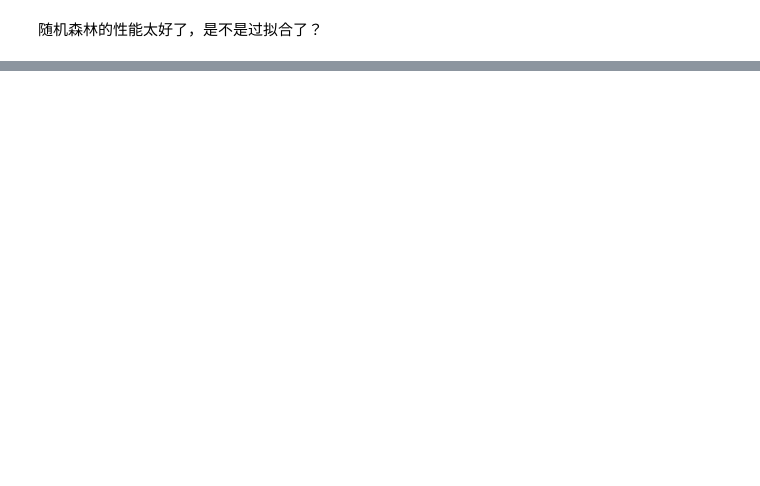
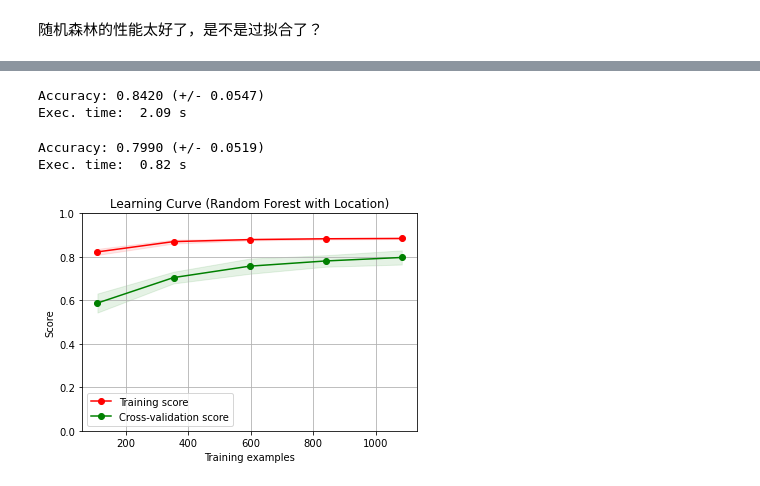
Before and after one commit to aoba98/bishe, a Jupyter notebook: 美国小麦.ipynb, the cells around one changed output, grey strips where cells are left out. Drawn from its saved outputs; the diff is of its cells as text; code cells hidden in the pictures; blank space fills up the shorter version.

```diff
--- a/美国小麦.ipynb
+++ b/美国小麦.ipynb
@@ -1390,0 +1731,15 @@ score_all
+# %%
+from sklearn.model_selection import train_test_split
+y = df_all['yield']
+X = df_all.drop('yield',axis=1)
+X_train, X_test, y_train, y_test = train_test_split(X, y, test_size=0.3, random_state=42)
+# %%
+from sklearn import preprocessing
+columns_to_scale = df_all.columns.tolist()
+columns_to_scale = [x for x in columns_to_scale if x != 'yield']
+print(columns_to_scale)
+
+std_scaler = preprocessing.StandardScaler().fit(X_train[columns_to_scale])
+minmax_scaler = preprocessing.MinMaxScaler().fit(X_train[columns_to_scale])
+
+X_train[columns_to_scale] = std_scaler.transform(X_train[columns_to_scale])
@@ -1390,0 +1777,39 @@ score_all
+# %%
+from sklearn.model_selection import cross_val_score
+cv_k = 5
+cv_scoring = 'neg_mean_squared_error'
+cv_scoring = 'r2'
+# %%
+from sklearn.model_selection import KFold
+kf = KFold(n_splits=cv_k, shuffle=True)
+# %%
+from sklearn.ensemble import RandomForestRegressor
+now = time.time()
+est = RandomForestRegressor(n_estimators=10, n_jobs=-1)
+scores = cross_val_score(est, X_train, y_train, cv=kf, scoring=cv_scoring)
+print("Accuracy: %0.4f (+/- %0.4f)" % (scores.mean(), scores.std() * 2))
+after = time.time()
+print('Exec. time: {:5.2f} s'.format(after-now))
+# %% [output]
+Accuracy: 0.8420 (+/- 0.0547)
+Exec. time:  2.09 s
+# %%
+X_train_nopos = X_train.drop(['longitude', 'latitude'], axis=1)
+now = time.time()
+est = RandomForestRegressor(n_estimators=10, n_jobs=-1)
+scores = cross_val_score(est, X_train_nopos, y_train, cv=kf, scoring=cv_scoring)
+print("Accuracy: %0.4f (+/- %0.4f)" % (scores.mean(), scores.std() * 2))
+after = time.time()
+print('Exec. time: {:5.2f} s'.format(after-now))
+# %% [output]
+Accuracy: 0.7990 (+/- 0.0519)
+Exec. time:  0.82 s
+# %%
+X, y = X_train, y_train
+title = "Learning Curve (Random Forest with Location)"
+est = RandomForestRegressor(n_estimators=300, n_jobs=-1, max_features= 'sqrt',
+                            min_samples_split=10, min_samples_leaf = 2, max_depth=7 )
+plot_learning_curve(est, title, X, y, ylim=(0, 1.0), cv=kf, n_jobs=-1)
+plt.show()
+# %% [output]
+[figure, added]
```
Also changed, not shown: parts of 36 cells of this notebook, 9 other files.
